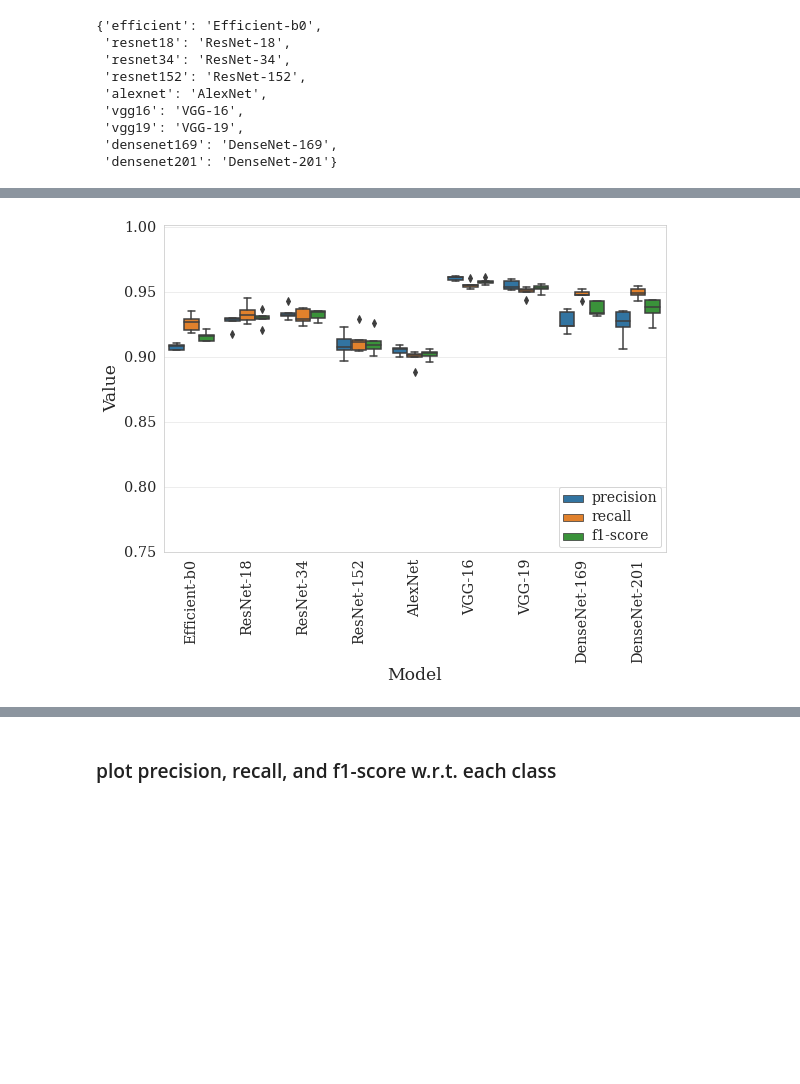
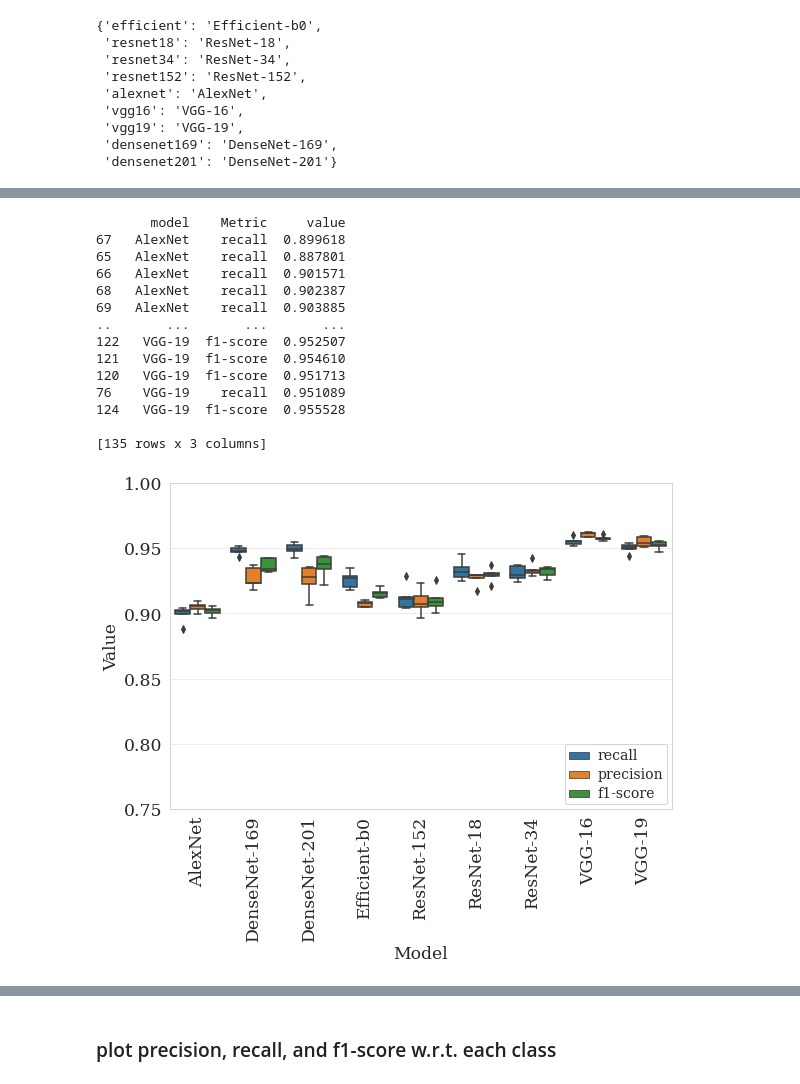
Before and after one commit to vprzybylo/cocpit, a Jupyter notebook: notebooks/make_plots.ipynb, the cells around one changed output, grey strips where cells are left out. Saved outputs shown, nothing was run; the diff lists cells and outputs as text; code cells hidden in the pictures; blank space fills up the shorter version.

```diff
--- a/notebooks/make_plots.ipynb
+++ b/notebooks/make_plots.ipynb
@@ -78,13 +97,29 @@ cocpit.classification_metrics.plot_confusion_matrix(all_preds, all_labels,
 # %% [markdown]
 A macro-average will compute the metric independently for each class and then take the average (hence treating all classes equally), whereas a micro-average will aggregate the contributions of all classes to compute the average metric. In a multi-class classification setup, macro-average is preferable if you suspect there might be class imbalance (i.e you may have many more examples of one class than of other classes).
 # %%
-#rename models for plotting
-model_names = ['efficient', 'resnet18', 'resnet34',
-               'resnet152', 'alexnet', 'vgg16', 'vgg19',
-               'densenet169', 'densenet201']
-new_names = ['Efficient-b0', 'ResNet-18', 'ResNet-34',
-               'ResNet-152', 'AlexNet', 'VGG-16', 'VGG-19',
-               'DenseNet-169', 'DenseNet-201']
+# rename models for plotting
+model_names = [
+    "efficient",
+    "resnet18",
+    "resnet34",
+    "resnet152",
+    "alexnet",
+    "vgg16",
+    "vgg19",
+    "densenet169",
+    "densenet201",
+]
+new_names = [
+    "Efficient-b0",
+    "ResNet-18",
+    "ResNet-34",
+    "ResNet-152",
+    "AlexNet",
+    "VGG-16",
+    "VGG-19",
+    "DenseNet-169",
+    "DenseNet-201",
+]
 convert_names = {model_names[i]: new_names[i] for i in range(len(new_names))}
 convert_names
 # %% [output]
@@ -111,12 +163,29 @@ cocpit.classification_metrics.plot_model_metric_folds(metric_filename, convert_n
 # %%
-'''
+"""
 classification report w.r.t. each model
 includes variability only between folds
 plots the macro avg across classes
-'''
-metric_filename = '/data/data/saved_accuracies/no_mask/save_val_metrics_e20_bs64_k5_9_no_blank.csv'
-save_name = '/data/data/plots/model_metrics_folds.pdf'
-cocpit.classification_metrics.plot_model_metric_folds(metric_filename, convert_names, save_name,
-                                                      plot_classes=False, save_fig=True)
+"""
+metric_filename = (
+    "/data/data/saved_accuracies/no_mask/save_val_metrics_e20_bs64_k5_9_no_blank.csv"
+)
+save_name = "/data/data/plots/model_metrics_variation_folds.pdf"
+cocpit.classification_metrics.plot_model_metric_folds(
+    metric_filename, convert_names, save_name, avg="classes", save_fig=True
+)
 # %% [output]
+       model    Metric     value
+67   AlexNet    recall  0.899618
+65   AlexNet    recall  0.887801
+66   AlexNet    recall  0.901571
+68   AlexNet    recall  0.902387
+69   AlexNet    recall  0.903885
+..       ...       ...       ...
+122   VGG-19  f1-score  0.952507
+121   VGG-19  f1-score  0.954610
+120   VGG-19  f1-score  0.951713
+76    VGG-19    recall  0.951089
+124   VGG-19  f1-score  0.955528
+
+[135 rows x 3 columns]
-[figure, old version]
+[figure, new version]
```
Also changed, not shown: parts of 23 cells of this notebook, 50 other files.
